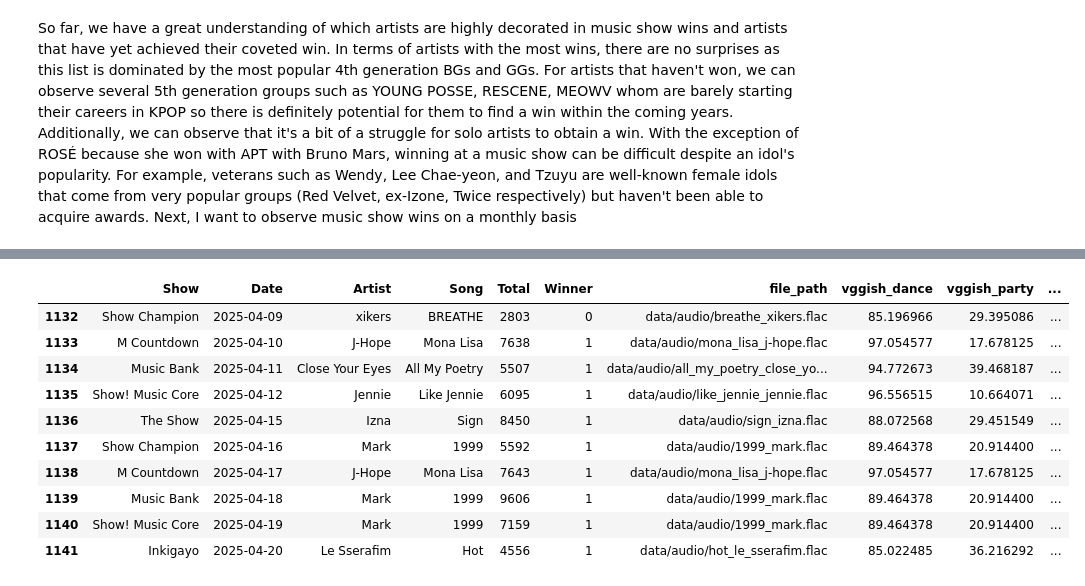
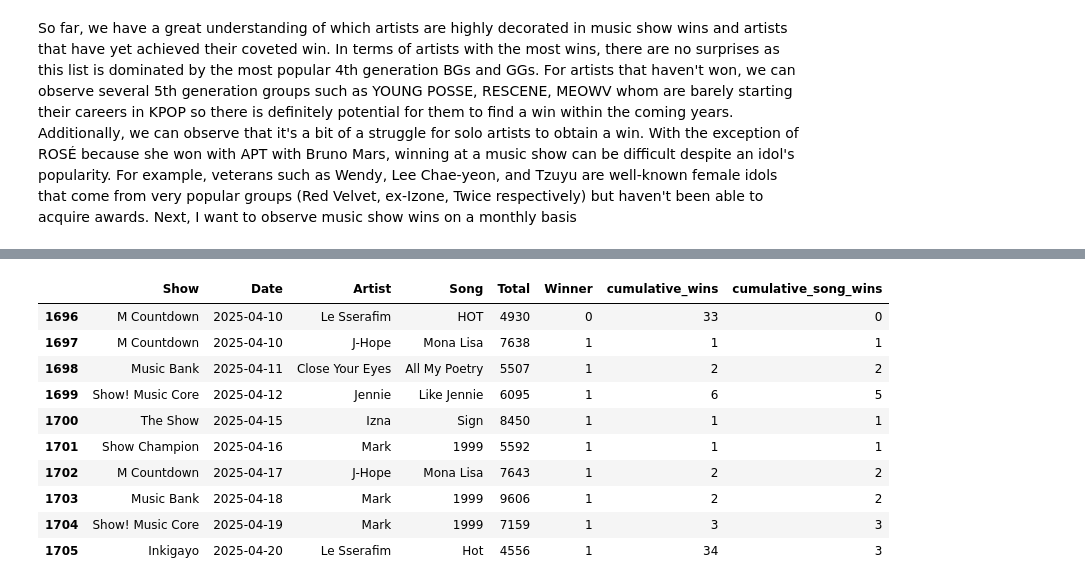
Before and after one commit to ccaban6/love-dive-into-kpop-music-show-winners, a Jupyter notebook: analysis_visualizations.ipynb, the cells around one changed output, grey strips where cells are left out. Saved outputs shown, nothing was run; the diff lists cells and outputs as text; code cells hidden in the pictures.

```diff
--- a/analysis_visualizations.ipynb
+++ b/analysis_visualizations.ipynb
@@ -66,4 +92,6 @@ def fuzzy_match_artists(non_winners, df_full, artist_col="Artist", score_cutoff=
 # %%
+most_wins = df.groupby('Artist')['Winner'].sum().sort_values(ascending=False)
+
 non_winners = most_wins[most_wins.values == 0].keys().tolist()
 winners = df.copy()[~df.Artist.isin(non_winners)]
 
@@ -245,19 +278,21 @@ plt.show()
 # %%
-df_song = df.copy()
+columns_to_drop = ['file_path', 'vggish_dance', 'vggish_party', 'vggish_happy', 'vggish_sad', 'effnet_party',
+                   'effnet_happy', 'effnet_sad', 'effnet_approachability', 'effnet_engagement', 'effnet_timbre_bright', 'tempo']
+df_song = df.copy().drop(columns_to_drop, axis=1)
 df_song['cumulative_song_wins'] = df_song.groupby(['Artist', 'Song'])['Winner'].cumsum()
 df_song.tail(10)
 # %% [output]
-|  | Show | Date | Artist | Song | Total | Winner | file_path | vggish_dance | vggish_party | ... |
-| 1132 | Show Champion | 2025-04-09 | xikers | BREATHE | 2803 | 0 | data/audio/breathe_xikers.flac | 85.196966 | 29.395086 | ... |
-| 1133 | M Countdown | 2025-04-10 | J-Hope | Mona Lisa | 7638 | 1 | data/audio/mona_lisa_j-hope.flac | 97.054577 | 17.678125 | ... |
-| 1134 | Music Bank | 2025-04-11 | Close Your Eyes | All My Poetry | 5507 | 1 | data/audio/all_my_poetry_close_yo... | 94.772673 | 39.468187 | ... |
-| 1135 | Show! Music Core | 2025-04-12 | Jennie | Like Jennie | 6095 | 1 | data/audio/like_jennie_jennie.flac | 96.556515 | 10.664071 | ... |
-| 1136 | The Show | 2025-04-15 | Izna | Sign | 8450 | 1 | data/audio/sign_izna.flac | 88.072568 | 29.451549 | ... |
-| 1137 | Show Champion | 2025-04-16 | Mark | 1999 | 5592 | 1 | data/audio/1999_mark.flac | 89.464378 | 20.914400 | ... |
-| 1138 | M Countdown | 2025-04-17 | J-Hope | Mona Lisa | 7643 | 1 | data/audio/mona_lisa_j-hope.flac | 97.054577 | 17.678125 | ... |
-| 1139 | Music Bank | 2025-04-18 | Mark | 1999 | 9606 | 1 | data/audio/1999_mark.flac | 89.464378 | 20.914400 | ... |
-| 1140 | Show! Music Core | 2025-04-19 | Mark | 1999 | 7159 | 1 | data/audio/1999_mark.flac | 89.464378 | 20.914400 | ... |
-| 1141 | Inkigayo | 2025-04-20 | Le Sserafim | Hot | 4556 | 1 | data/audio/hot_le_sserafim.flac | 85.022485 | 36.216292 | ... |
+|  | Show | Date | Artist | Song | Total | Winner | cumulative_wins | cumulative_song_wins |
+| 1696 | M Countdown | 2025-04-10 | Le Sserafim | HOT | 4930 | 0 | 33 | 0 |
+| 1697 | M Countdown | 2025-04-10 | J-Hope | Mona Lisa | 7638 | 1 | 1 | 1 |
+| 1698 | Music Bank | 2025-04-11 | Close Your Eyes | All My Poetry | 5507 | 1 | 2 | 2 |
+| 1699 | Show! Music Core | 2025-04-12 | Jennie | Like Jennie | 6095 | 1 | 6 | 5 |
+| 1700 | The Show | 2025-04-15 | Izna | Sign | 8450 | 1 | 1 | 1 |
+| 1701 | Show Champion | 2025-04-16 | Mark | 1999 | 5592 | 1 | 1 | 1 |
+| 1702 | M Countdown | 2025-04-17 | J-Hope | Mona Lisa | 7643 | 1 | 2 | 2 |
+| 1703 | Music Bank | 2025-04-18 | Mark | 1999 | 9606 | 1 | 2 | 2 |
+| 1704 | Show! Music Core | 2025-04-19 | Mark | 1999 | 7159 | 1 | 3 | 3 |
+| 1705 | Inkigayo | 2025-04-20 | Le Sserafim | Hot | 4556 | 1 | 34 | 3 |
 # %%
 plt.figure(figsize=(12,6))
 
```
Also changed, not shown: parts of 13 cells of this notebook, 8 other files.
